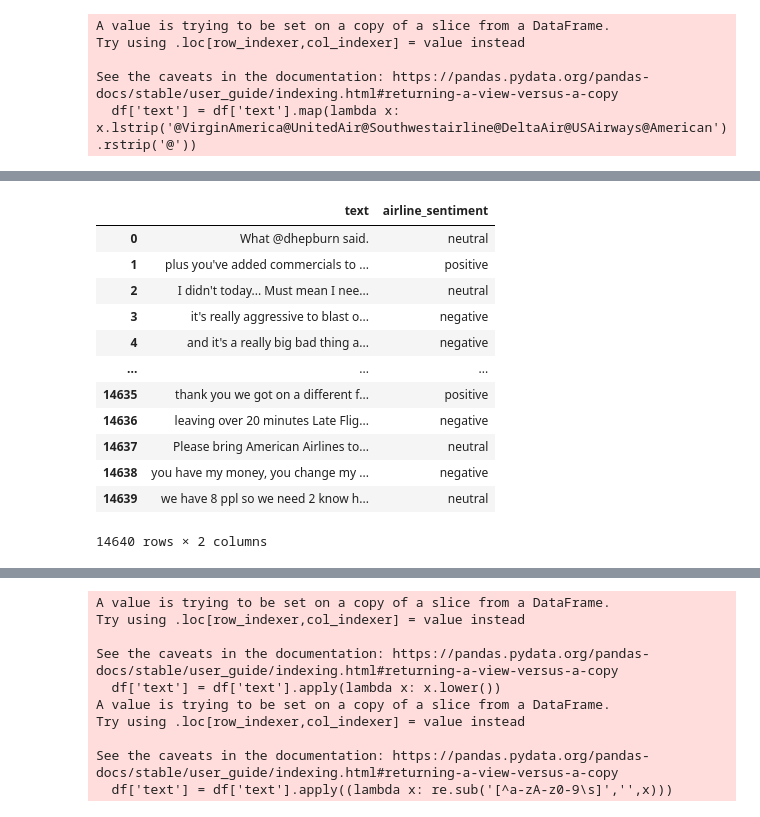
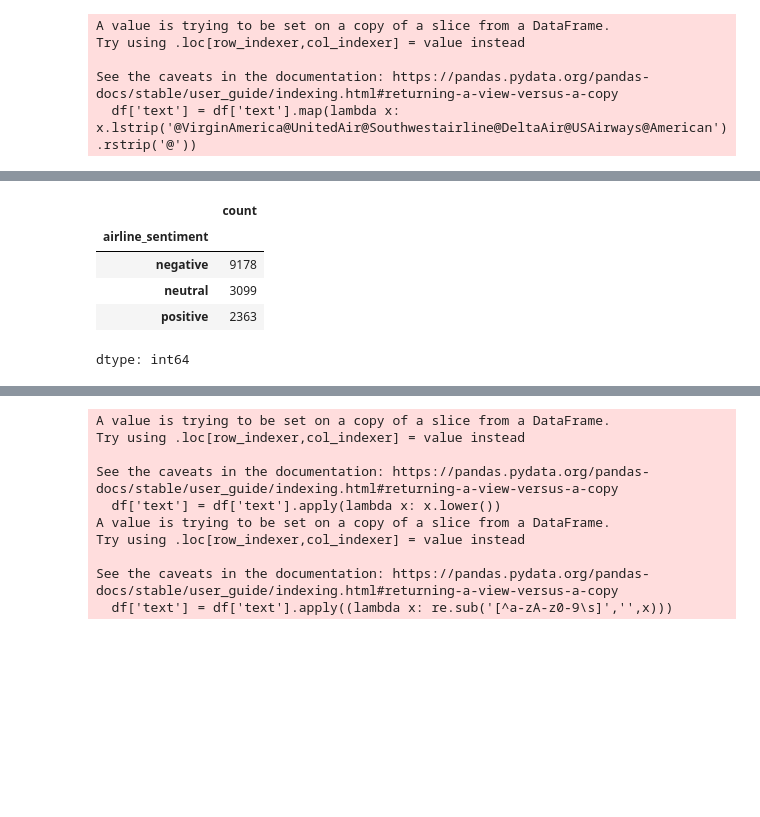
Before and after one commit to nimendra-ag/airline_sentiment_analysis_rnn, a Jupyter notebook: Airline_Sentiment_Analysis.ipynb, the cells around one changed output, grey strips where cells are left out. Cells and saved outputs as stored; diff of their text form; code cells hidden in the pictures; blank space fills up the shorter version.

```diff
--- a/Airline_Sentiment_Analysis.ipynb
+++ b/Airline_Sentiment_Analysis.ipynb
@@ -113,16 +97,9 @@ dtype: object
 # %%
-df
+df['airline_sentiment'].value_counts()
 # %% [output]
-|  | text | airline_sentiment |
-| 0 | What @dhepburn said. | neutral |
-| 1 | plus you've added commercials to ... | positive |
-| 2 | I didn't today... Must mean I nee... | neutral |
-| 3 | it's really aggressive to blast o... | negative |
-| 4 | and it's a really big bad thing a... | negative |
-| ... | ... | ... |
-| 14635 | thank you we got on a different f... | positive |
-| 14636 | leaving over 20 minutes Late Flig... | negative |
-| 14637 | Please bring American Airlines to... | neutral |
-| 14638 | you have my money, you change my ... | negative |
-| 14639 | we have 8 ppl so we need 2 know h... | neutral |
+|  | count |
+| airline_sentiment |  |
+| negative | 9178 |
+| neutral | 3099 |
+| positive | 2363 |
-14640 rows × 2 columns
+dtype: int64
```
Also changed, not shown: parts of 15 cells of this notebook.
